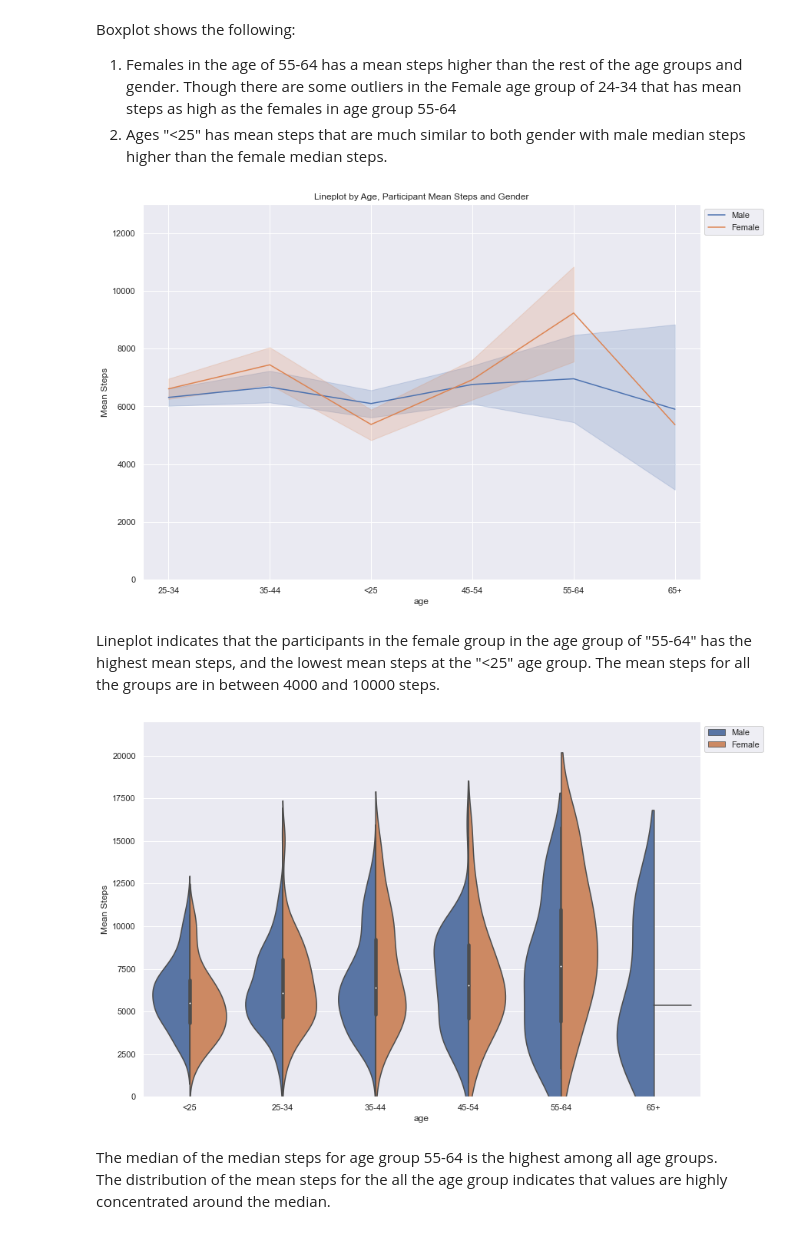
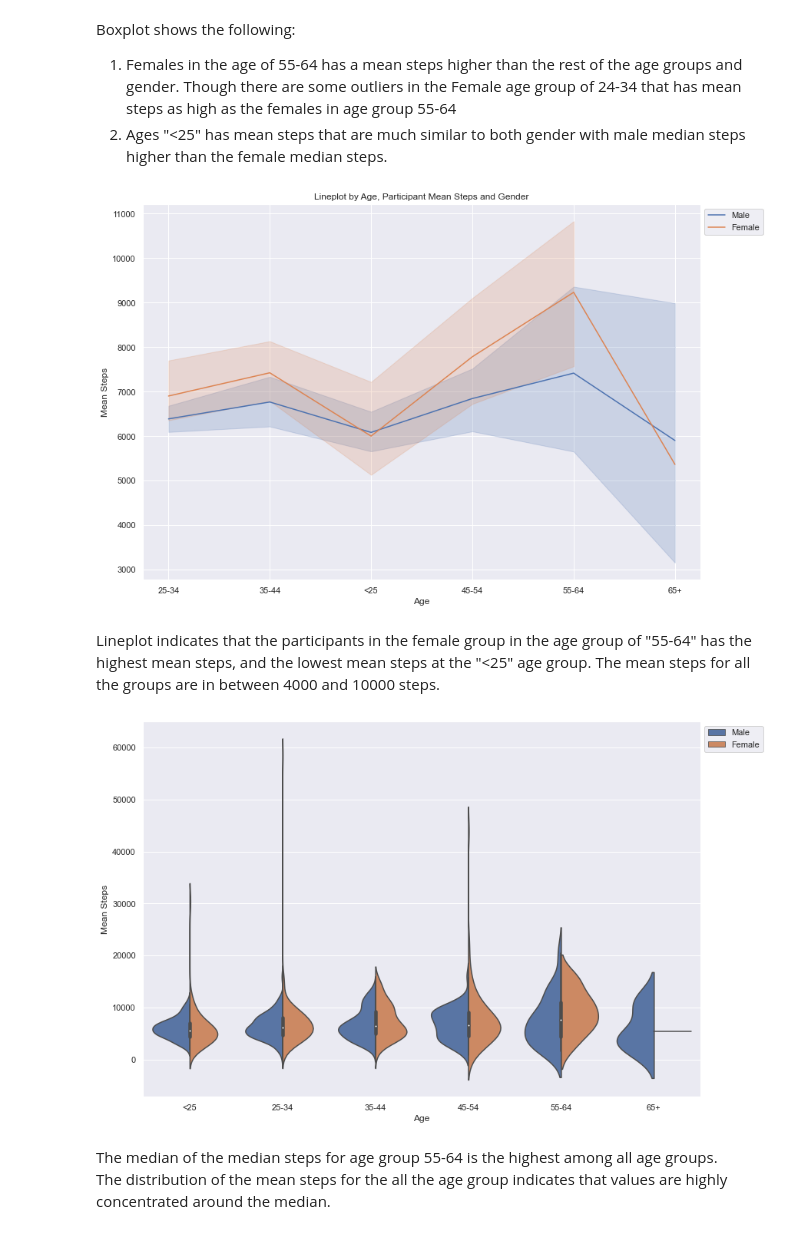
Before and after one commit to gracieb16/fundamachinelearning, a Jupyter notebook: Assignment2_1774393.ipynb, the cells around one changed output. Drawn from its saved outputs; the diff is of its cells as text; code cells hidden in the pictures.

```diff
--- a/Assignment2_1774393.ipynb
+++ b/Assignment2_1774393.ipynb
@@ -11,7 +11,9 @@ import matplotlib.pyplot as plt
 import warnings
 warnings.filterwarnings("ignore")
 
-
 df1 = pd.read_csv("survey.csv")
 df2 = pd.read_csv("steps.csv", delimiter=";")
-df = pd.merge(df1, df2, on = 'id')  # merge data
+step_col_count = df2.shape[1]
+print('Steps column count: '+str(step_col_count))
+df2['MeanSteps'] = df2.iloc[:, 1:step_col_count].mean(axis=1, skipna = True) #compute for mean steps before merging
+df2.head()
@@ -45,0 +40,4 @@ part_df_merge.rename(columns={'id': 'Participant','Steps': 'Mean Steps'}, inplac
+# %%
+df3 = df[["id","city","gender","age","education_1","education","hh_size","height","weight", "MeanSteps"]] # create new dataframe dropping steps columns
+df3["MeanSteps"].astype(float)  # Ensure that steps data is an float value
+df3.head()
@@ -45,0 +54,5 @@ part_df_merge.rename(columns={'id': 'Participant','Steps': 'Mean Steps'}, inplac
+# %%
+# cleanup data
+df4 = df3.drop(df[df3.MeanSteps  > 100000].index)  # Remove impossible values
+df4.dropna()
+df4.head()
@@ -62,24 +85,25 @@ Boxplot shows the following:<br>
 2. Ages "<25" has mean steps that are much similar to both gender with male median steps higher than the female median steps. <br>
 # %%
 # lineplot
-#d = sns.lineplot(x="age", y="Steps",hue="gender", style="education_1", data=df3)
-b = sns.lineplot(x="age", y="Mean Steps",hue="gender", data=part_df_merge)
-b = (b.set(ylim=(0,13000)))
+sns.lineplot(x="age", y="MeanSteps",hue="gender", data=df4)
 plt.legend(bbox_to_anchor=(1,1), loc="upper left")
 plt.title('Lineplot by Age, Participant Mean Steps and Gender')
-plt.show(b)
+plt.xlabel("Age")
+plt.ylabel("Mean Steps")
+plt.show()
 # %% [output]
-[figure, old version]
+[figure, new version]
 # %% [markdown]
 Lineplot indicates that the participants in the female group in the age group of "55-64" has the highest mean steps, and the lowest mean steps at the "<25" age group. The mean steps for all the groups are in between 4000 and 10000 steps.
 # %%
 # violin plot
-d = sns.violinplot(data=part_df_merge, x="age", y="Mean Steps", hue="gender",split=True, linewidth=1.5, order=["<25","25-34","35-44","45-54","55-64","65+"])
-d =(d.set(ylim=(0,22000)))
+sns.violinplot(data=df4, x="age", y="MeanSteps", hue="gender",split=True, linewidth=1.5, order=["<25","25-34","35-44","45-54","55-64","65+"])
 plt.legend(bbox_to_anchor=(1,1), loc="upper left")
-plt.show(d)
+plt.xlabel("Age")
+plt.ylabel("Mean Steps")
+plt.show()
 # %% [output]
-[figure, old version]
+[figure, new version]
 # %% [markdown]
 The median of the median steps for age group 55-64 is the highest among all age groups. <br>
 The distribution of the mean steps for the all the age group indicates that values are highly concentrated around the median.
```
Also changed, not shown: parts of 22 cells of this notebook, 2 other files.
